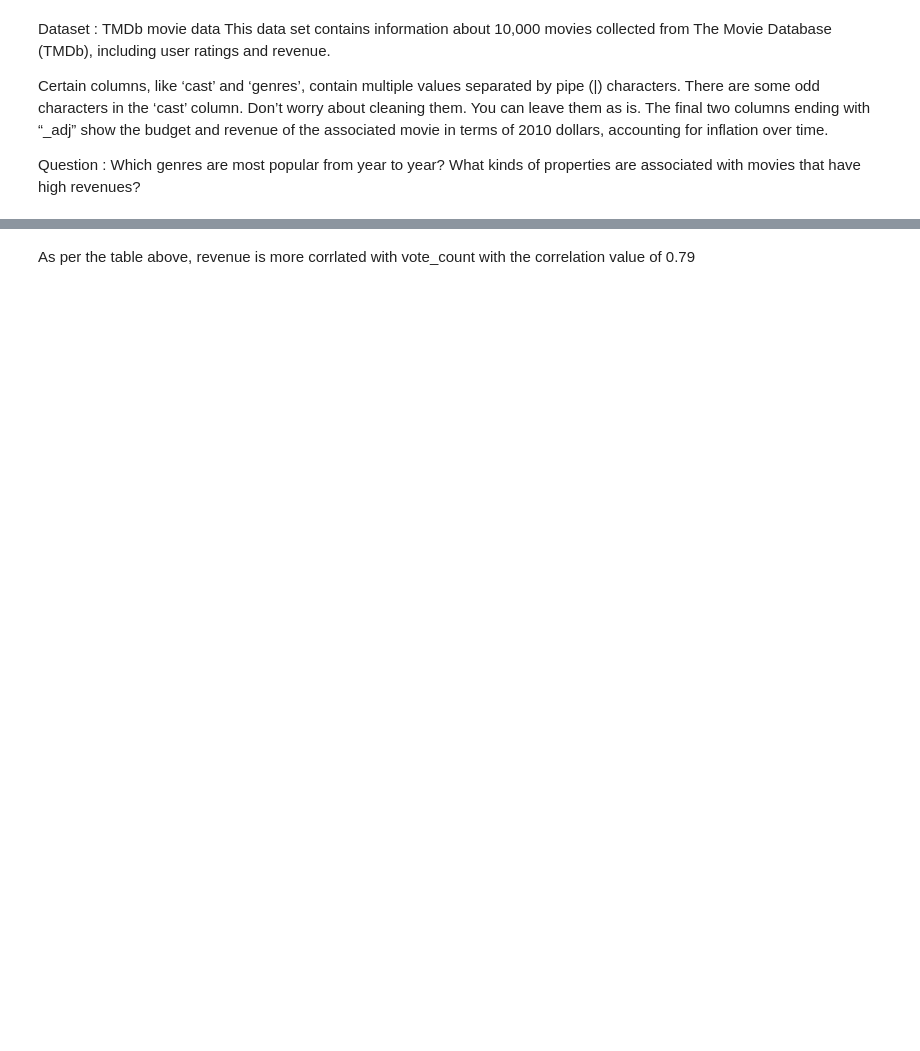
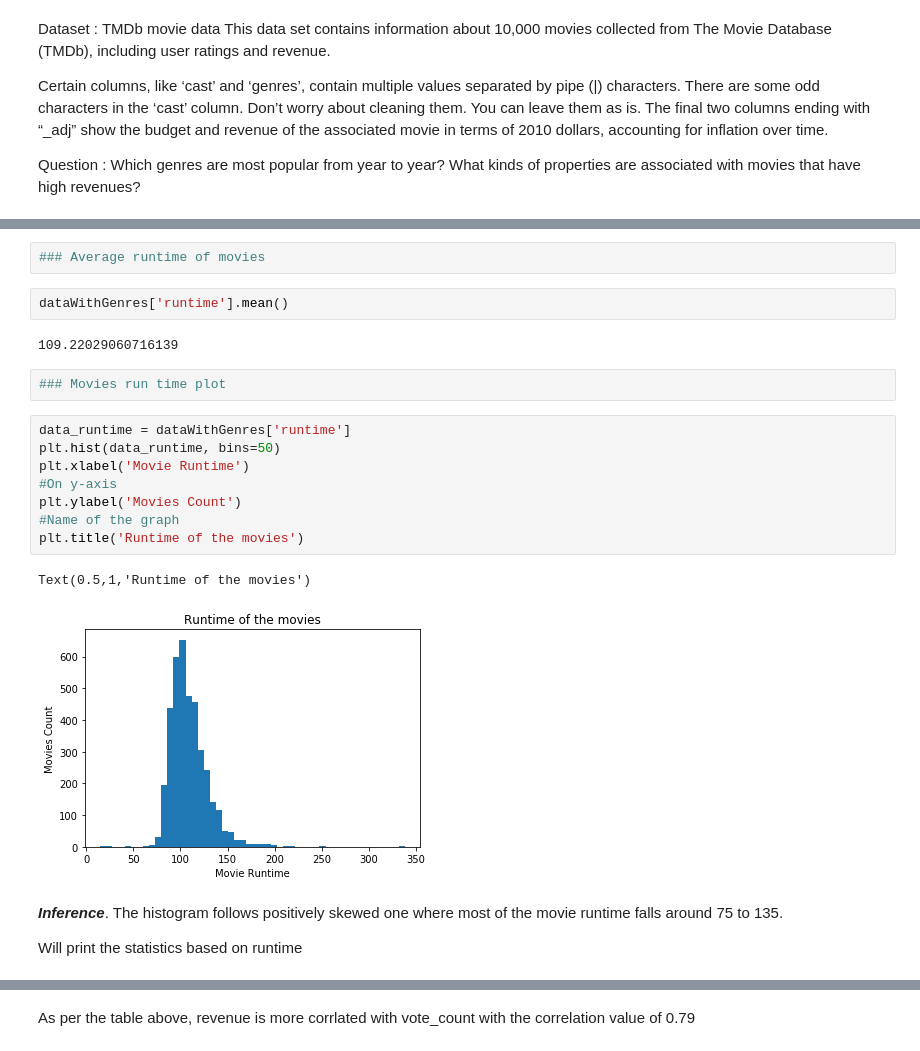
Before and after one commit to jebastincharles/tmdb-movies, a Jupyter notebook: tmdb-movies.ipynb, the cells around one changed output, grey strips where cells are left out. Cells and saved outputs as stored; diff of their text form; blank space fills up the shorter version.

```diff
--- a/tmdb-movies.ipynb
+++ b/tmdb-movies.ipynb
@@ -161,0 +189,24 @@ data.corr()
+# %%
+### Average runtime of movies
+# %%
+dataWithGenres['runtime'].mean()
+# %% [output]
+109.22029060716139
+# %%
+### Movies run time plot
+# %%
+data_runtime = dataWithGenres['runtime']
+plt.hist(data_runtime, bins=50)
+plt.xlabel('Movie Runtime')
+#On y-axis
+plt.ylabel('Movies Count')
+#Name of the graph
+plt.title('Runtime of the movies')
+# %% [output]
+Text(0.5,1,'Runtime of the movies')
+[figure, added]
+# %% [markdown]
+***Inference***. The histogram follows positively skewed one where most of the movie runtime falls around
+ 75 to 135.
+
+Will print the statistics based on runtime
```
Also changed, not shown: parts of 48 cells of this notebook, 1 other file.
